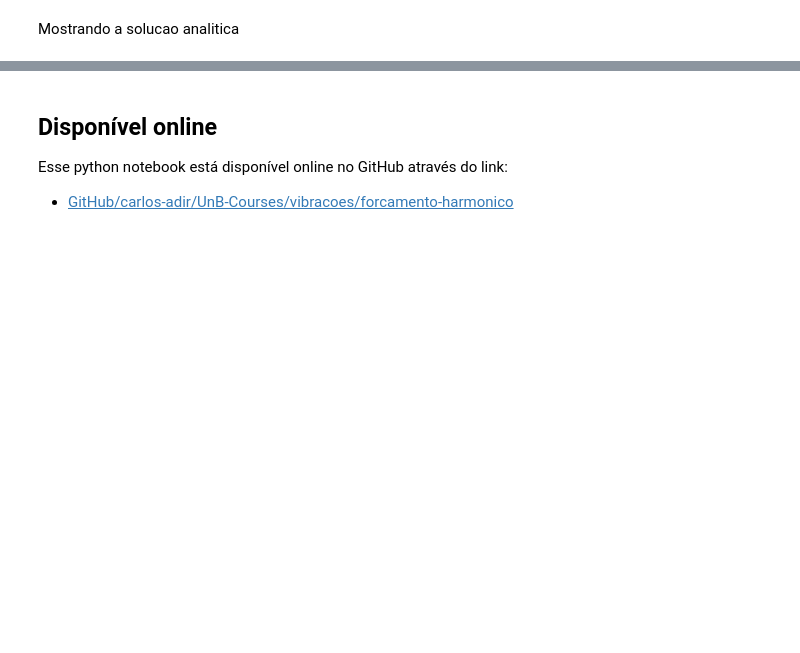
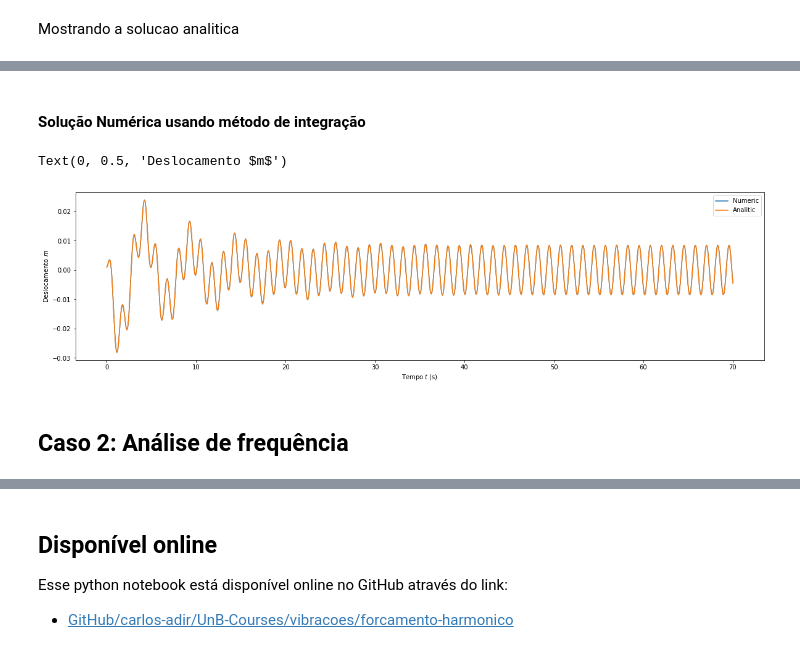
Before and after one commit to carlos-adir/UnB-Courses, a Jupyter notebook: vibracoes/forcamento-harmonico.ipynb, the cells around one changed output, grey strips where cells are left out. Cells and saved outputs as stored; diff of their text form; code cells hidden in the pictures; blank space fills up the shorter version.

```diff
--- a/vibracoes/forcamento-harmonico.ipynb
+++ b/vibracoes/forcamento-harmonico.ipynb
@@ -371,0 +237,25 @@ plt.grid()
+# %% [markdown]
+#### Solução Numérica usando método de integração
+# %%
+MAT = np.array([[0, 1],
+              [-k/m, -c/m]])
+VEC = np.zeros(2)
+def dydt(y, t):
+    VEC[1] = f0*np.cos(w*t + phi)/m
+    return MAT @ y + VEC
+npts = 1025
+t = np.linspace(0, Ttotal, npts)
+y0 = [x0, v0]
+Ynum = odeint(dydt, y0, t)
+# %%
+plt.figure(figsize=(20, 5))
+plt.plot(t, Ynum[:, 0], label="Numeric")
+plt.plot(tana, xtota, label="Analitic")
+plt.legend()
+plt.xlabel(r"Tempo $t$ (s)")
+plt.ylabel(r"Deslocamento $m$")
+# %% [output]
+Text(0, 0.5, 'Deslocamento $m$')
+[figure, added]
+# %% [markdown]
+## Caso 2: Análise de frequência
```
Also changed, not shown: parts of 55 cells of this notebook, 1 other file.
